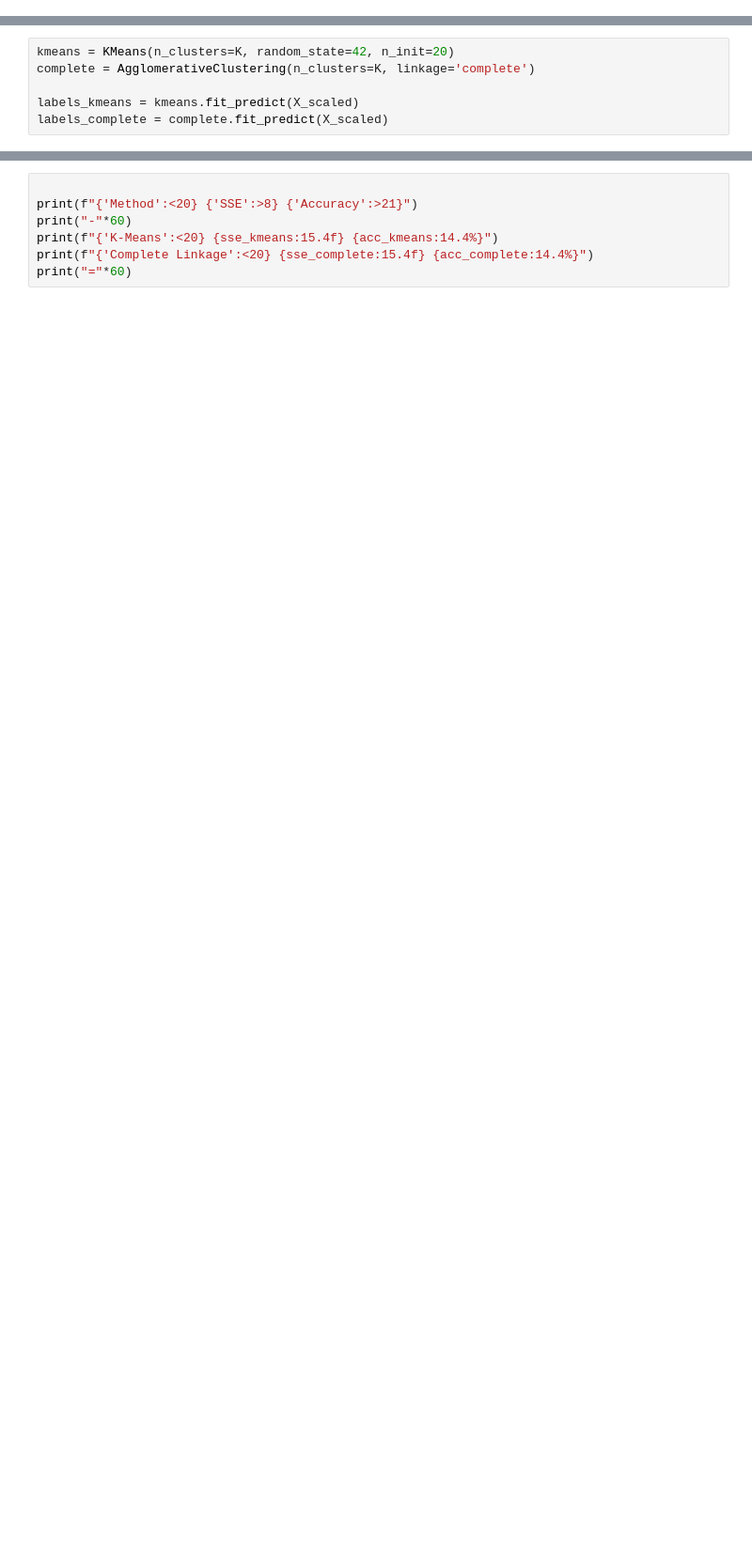
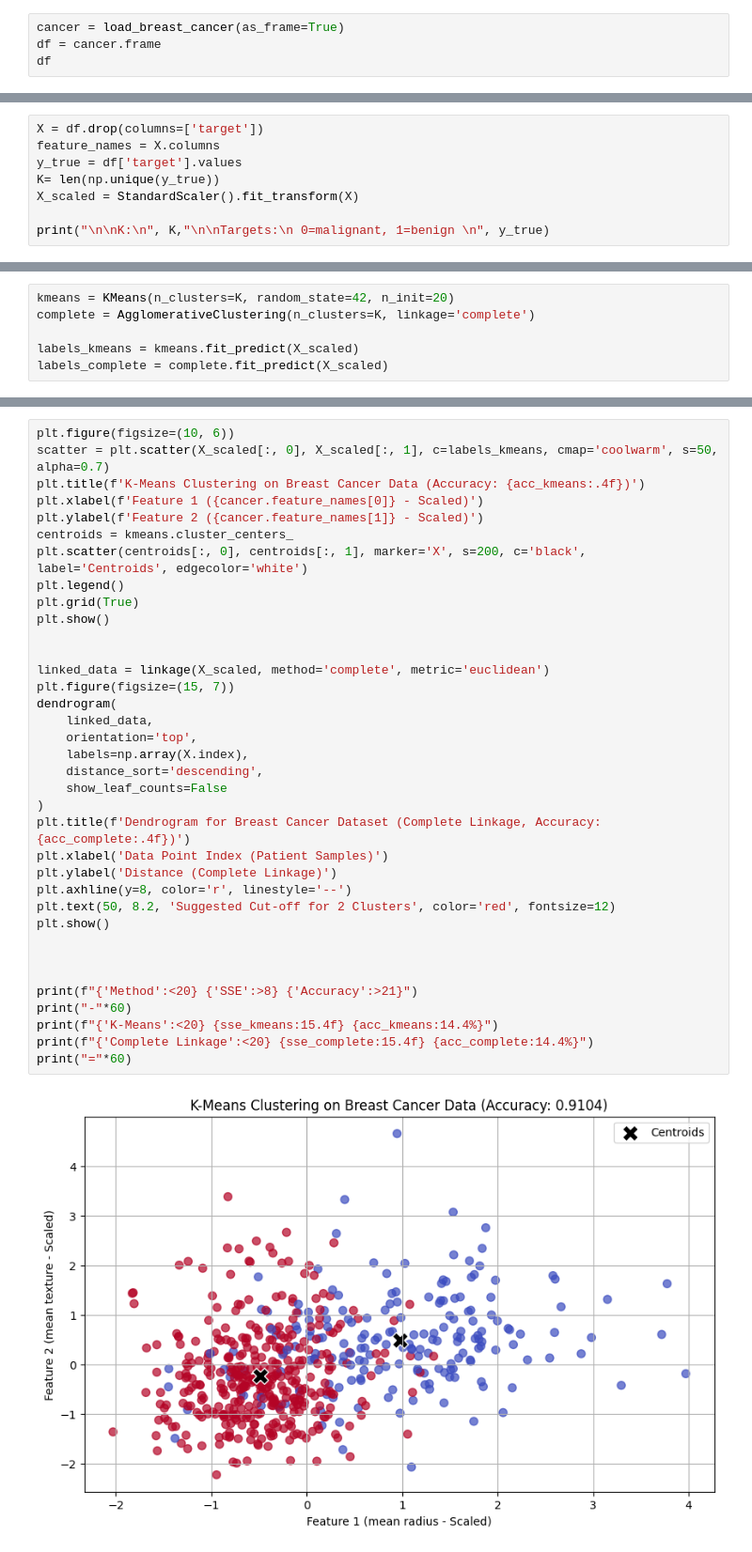
Before and after one commit to mehradi-github/ref-jupyter-clustering-analysis, a Jupyter notebook: ref-jupyter-clustering-analysis.ipynb, the cells around one changed output, grey strips where cells are left out. Shown: that part at 94% size. Cells and saved outputs as stored; diff of their text form; blank space fills up the shorter version.

Commit message:
Adding charts

```diff
--- a/ref-jupyter-clustering-analysis.ipynb
+++ b/ref-jupyter-clustering-analysis.ipynb
@@ -42,0 +12,4 @@ Datas:
+# %%
+cancer = load_breast_cancer(as_frame=True)
+df = cancer.frame
+df
@@ -42,0 +30,8 @@ Datas:
+# %%
+X = df.drop(columns=['target'])
+feature_names = X.columns
+y_true = df['target'].values
+K= len(np.unique(y_true))
+X_scaled = StandardScaler().fit_transform(X)
+
+print("\n\nK:\n", K,"\n\nTargets:\n 0=malignant, 1=benign \n", y_true)
@@ -72,10 +87,40 @@ def best_accuracy(y_true, y_pred):
 acc_kmeans   = best_accuracy(y_true, labels_kmeans)
 acc_complete = best_accuracy(y_true, labels_complete)
 # %%
+plt.figure(figsize=(10, 6))
+scatter = plt.scatter(X_scaled[:, 0], X_scaled[:, 1], c=labels_kmeans, cmap='coolwarm', s=50, alpha=0.7)
+plt.title(f'K-Means Clustering on Breast Cancer Data (Accuracy: {acc_kmeans:.4f})')
+plt.xlabel(f'Feature 1 ({cancer.feature_names[0]} - Scaled)')
+plt.ylabel(f'Feature 2 ({cancer.feature_names[1]} - Scaled)')
+centroids = kmeans.cluster_centers_
+plt.scatter(centroids[:, 0], centroids[:, 1], marker='X', s=200, c='black', label='Centroids', edgecolor='white')
+plt.legend()
+plt.grid(True)
+plt.show()
+
+
+linked_data = linkage(X_scaled, method='complete', metric='euclidean')
+plt.figure(figsize=(15, 7))
+dendrogram(
+    linked_data,
+    orientation='top',
+    labels=np.array(X.index),
+    distance_sort='descending',
+    show_leaf_counts=False
+)
+plt.title(f'Dendrogram for Breast Cancer Dataset (Complete Linkage, Accuracy: {acc_complete:.4f})')
+plt.xlabel('Data Point Index (Patient Samples)')
+plt.ylabel('Distance (Complete Linkage)')
+plt.axhline(y=8, color='r', linestyle='--')
+plt.text(50, 8.2, 'Suggested Cut-off for 2 Clusters', color='red', fontsize=12)
+plt.show()
+
+
 
 print(f"{'Method':<20} {'SSE':>8} {'Accuracy':>21}")
 print("-"*60)
 print(f"{'K-Means':<20} {sse_kmeans:15.4f} {acc_kmeans:14.4%}")
 print(f"{'Complete Linkage':<20} {sse_complete:15.4f} {acc_complete:14.4%}")
 print("="*60)
 # %% [output]
+[figure, added]
```
Also changed, not shown: parts of 5 cells of this notebook.
